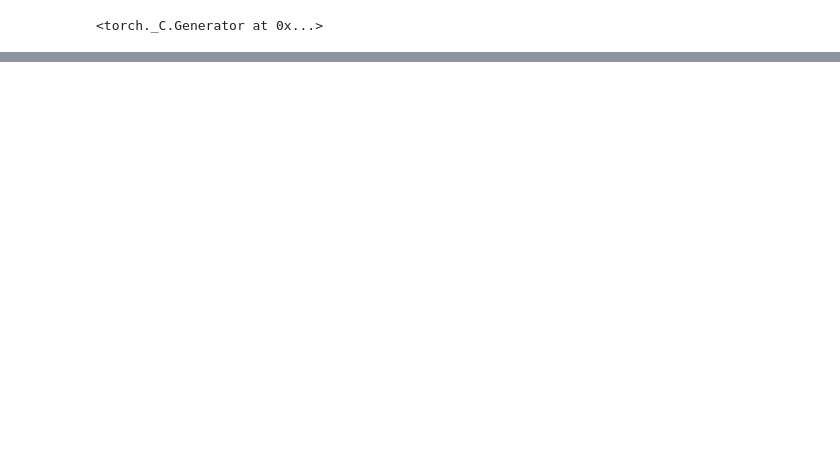
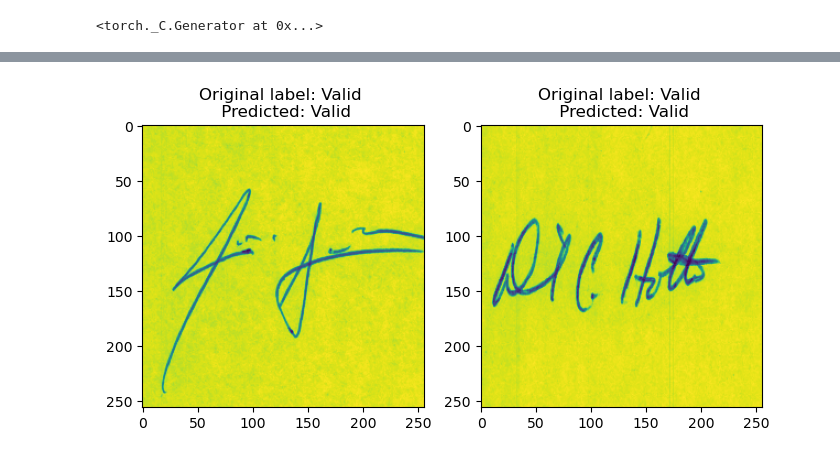
Before and after one commit to pinto2501/testing_torch, a Jupyter notebook: 3. advanced_arch/notebooks/siamese.ipynb, the cells around one changed output, grey strips where cells are left out. Drawn from its saved outputs; the diff is of its cells as text; code cells hidden in the pictures; blank space fills up the shorter version.

Commit message:
Update siamese

```diff
--- a/3. advanced_arch/notebooks/siamese.ipynb
+++ b/3. advanced_arch/notebooks/siamese.ipynb
@@ -96,0 +135,9 @@ class SiameseNetwork(nn.Module):
+# %%
+device = torch.device("mps" if torch.backends.mps.is_available() else "cpu")
+print(f"Using {device}")
+
+model = SiameseNetwork().to(device)
+loss_function = ContrastiveLoss()
+optimizer = optim.Adam(model.parameters(), lr=0.001)
+scheduler = optim.lr_scheduler.StepLR(optimizer, step_size=10, gamma=0.1)
+threshold = 0.5
@@ -96,0 +196,8 @@ class SiameseNetwork(nn.Module):
+# %%
+num_epoch = 5
+
+for epoch in range(num_epoch):
+    print(f"Epoch {epoch}")
+    train_epoch(model, train_loader, loss_function, optimizer, scheduler, threshold, device)
+    running_loss, accuracy = evaluate(model, test_loader, threshold, device)
+    print(f"val loss: {running_loss:.3f} | val accuracy: {accuracy:.1f}")
@@ -96,0 +222,27 @@ class SiameseNetwork(nn.Module):
+# %%
+def visualization(model, threshold, num_images=2):
+    fig, axes = plt.subplots(1, num_images, figsize=(8, 4))
+
+    for anchors, tests, labels in test_loader:
+        anchors, tests, labels = anchors.to(device), tests.to(device), labels.to(device)
+        transformed_test = torch.squeeze(tests * std + mean, 0)
+        total = 0
+
+        batch_size = label.size(0)
+
+        with torch.no_grad():
+            emb1, emb2 = model(anchors, tests)
+            euclidean_dist = F.pairwise_distance(emb1, emb2)
+            predicted = (euclidean_dist < threshold).float()
+
+        for i in range(batch_size):
+            axes[i].imshow(transforms.ToPILImage()(transformed_test[i].squeeze(0)))
+            axes[i].set_title(f"Original label: {"Valid" if labels[i] == 1.0 else "Not valid"} \n Predicted: {"Valid" if predicted[i] == 1.0 else "Not valid"}")
+            total += 1
+
+            if total == num_images:
+                return
+# %%
+visualization(model, threshold, 2)
+# %% [output]
+[figure, added]
```
Also changed, not shown: parts of 10 cells of this notebook, 1 other file.
